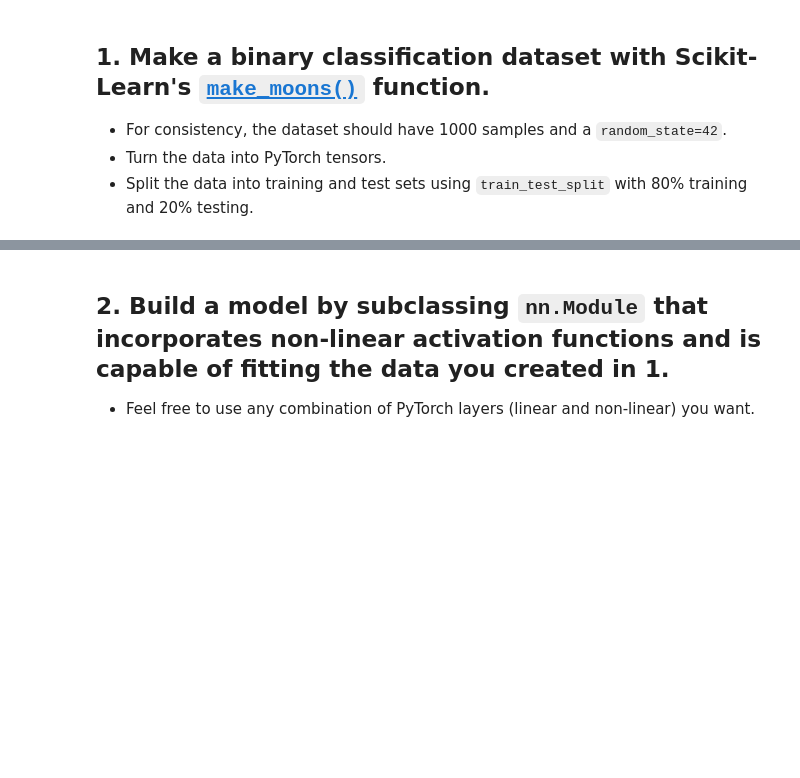
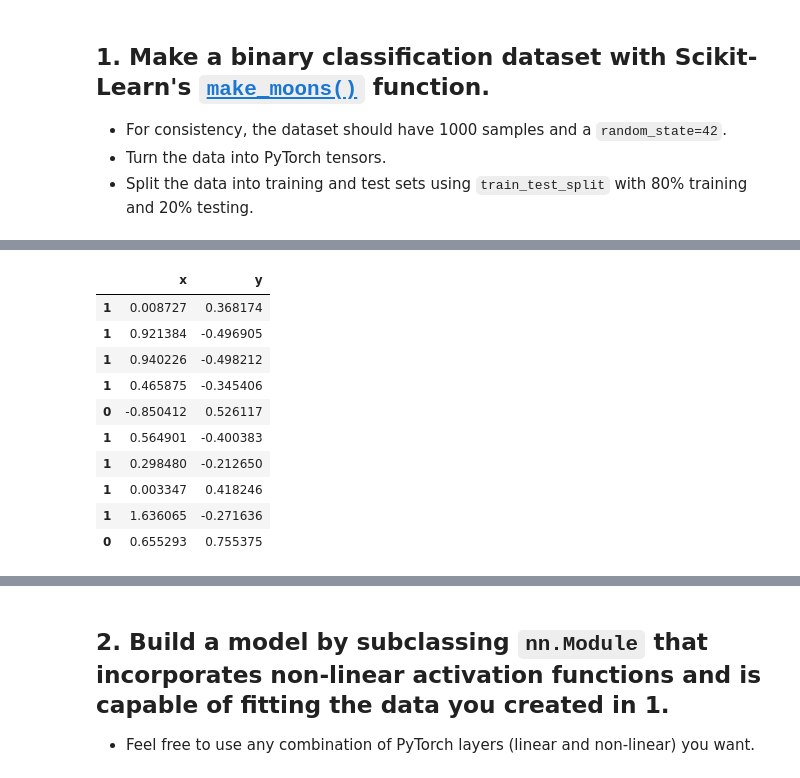
Before and after one commit to Namakando-ApertureScience/Torch-training, a Jupyter notebook: 02_pytorch_classification_exercises.ipynb, the cells around one changed output, grey strips where cells are left out. Drawn from its saved outputs; the diff is of its cells as text; code cells hidden in the pictures; blank space fills up the shorter version.

```diff
--- a/02_pytorch_classification_exercises.ipynb
+++ b/02_pytorch_classification_exercises.ipynb
@@ -34,3 +50,18 @@ from sklearn.datasets import make_moons
 # %%
 # Turn data into a DataFrame
 import pandas as pd
+
+frame = pd.DataFrame(X, index=y, columns=['x', 'y'])
+frame[:10]
+# %% [output]
+|  | x | y |
+| 1 | 0.008727 | 0.368174 |
+| 1 | 0.921384 | -0.496905 |
+| 1 | 0.940226 | -0.498212 |
+| 1 | 0.465875 | -0.345406 |
+| 0 | -0.850412 | 0.526117 |
+| 1 | 0.564901 | -0.400383 |
+| 1 | 0.298480 | -0.212650 |
+| 1 | 0.003347 | 0.418246 |
+| 1 | 1.636065 | -0.271636 |
+| 0 | 0.655293 | 0.755375 |
```
Also changed, not shown: parts of 6 cells of this notebook.
